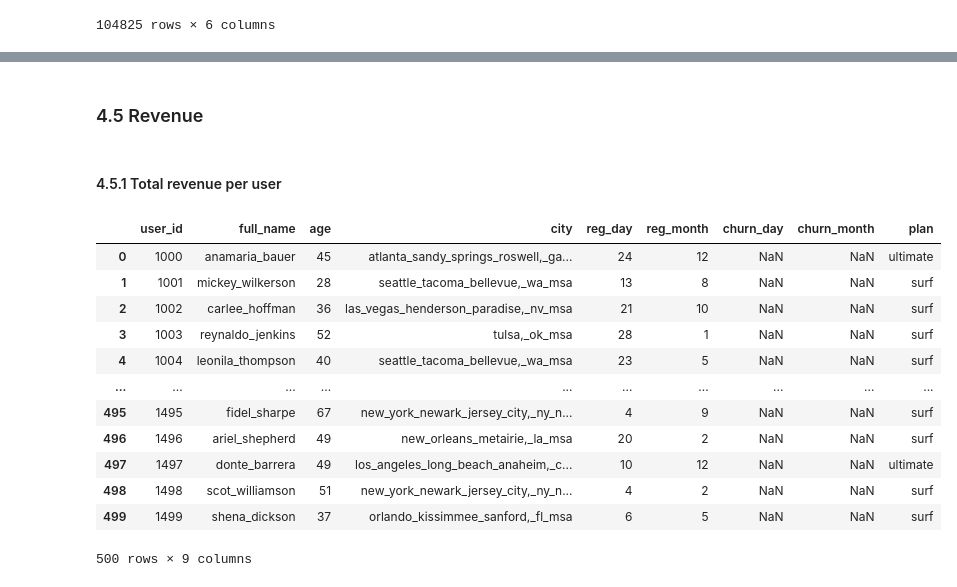
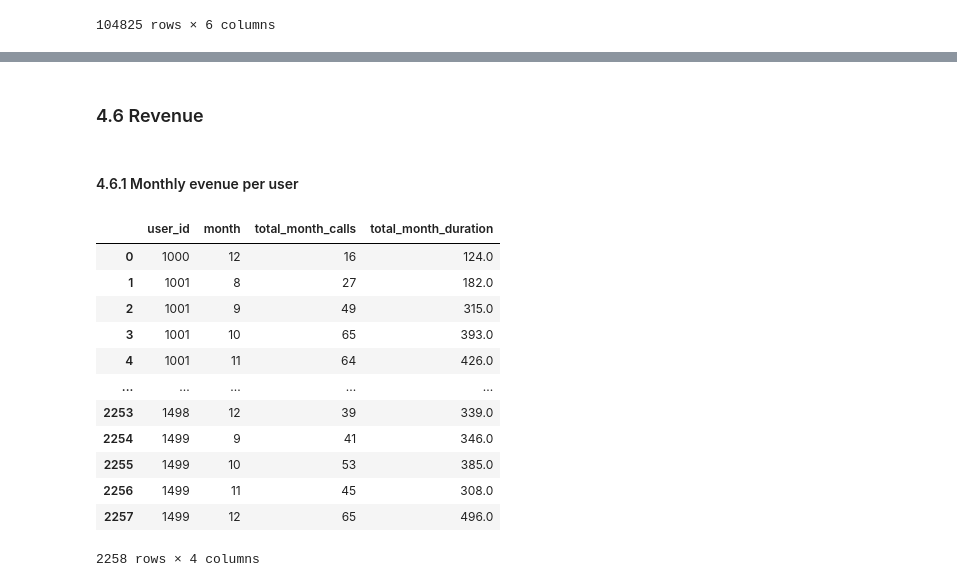
Before and after one commit to LuisPastranaLemus/P_20250514_Mobile_service_plans_analysis, a Jupyter notebook: notebooks/02_feature_engineering.ipynb, the cells around one changed output, grey strips where cells are left out. Drawn from its saved outputs; the diff is of its cells as text; code cells hidden in the pictures.

```diff
--- a/notebooks/02_feature_engineering.ipynb
+++ b/notebooks/02_feature_engineering.ipynb
@@ -393,5 +391,5 @@ df_calls_user_total
 # %%
-df_duration_user_month = df_calls.groupby(['user_id', 'month'])['duration'].sum().reset_index()
-df_duration_user_month = df_duration_user_month.rename(columns={'duration': 'total_duration_month'})
+df_duration_user_month = df_calls.groupby(['user_id', 'month'])['duration'].sum().reset_index(drop=True)
+df_duration_user_month.name = 'total_month_duration'
 df_duration_user_month
 # %% [output]
@@ -411,3 +407,0 @@ df_duration_user_month
-# %%
-df_duration_user_month = df_duration_user_month.merge(df_users[['user_id', 'plan']], on='user_id', how='left')
-df_duration_user_month
@@ -428,3 +407,0 @@ df_duration_user_month
-# %%
-df_duration_user_month['total_duration_revenue_month'] = np.round(df_duration_user_month.apply(lambda row: revenue(row, 'duration', 'total_duration_month'), axis=1), 3)
-df_duration_user_month
@@ -518,0 +408,3 @@ df_calls_duration_total.to_csv(processed_path, index=False)
+# %%
+df_calls_duration_month = pd.concat([df_calls_user_month, df_duration_user_month], axis=1)
+df_calls_duration_month
@@ -814,22 +616,22 @@ df_sessions_traffic_total.to_csv(processed_path, index=False)
 # %% [markdown]
-### 4.5 Revenue
+### 4.6 Revenue
 # %% [markdown]
-#### 4.5.1 Total revenue per user
+#### 4.6.1 Monthly evenue per user
 # %%
-df_revenue_total = df_users.loc[:, ['user_id', 'full_name', 'age', 'city', 'reg_day', 'reg_month', 'churn_day', 'churn_month', 'plan']]
-df_revenue_total
+df_revenue_month = df_calls_duration_month.copy()
+df_revenue_month
 # %% [output]
-|  | user_id | full_name | age | city | reg_day | reg_month | churn_day | churn_month | plan |
-| 0 | 1000 | anamaria_bauer | 45 | atlanta_sandy_springs_roswell,_ga... | 24 | 12 | NaN | NaN | ultimate |
-| 1 | 1001 | mickey_wilkerson | 28 | seattle_tacoma_bellevue,_wa_msa | 13 | 8 | NaN | NaN | surf |
-| 2 | 1002 | carlee_hoffman | 36 | las_vegas_henderson_paradise,_nv_msa | 21 | 10 | NaN | NaN | surf |
-| 3 | 1003 | reynaldo_jenkins | 52 | tulsa,_ok_msa | 28 | 1 | NaN | NaN | surf |
-| 4 | 1004 | leonila_thompson | 40 | seattle_tacoma_bellevue,_wa_msa | 23 | 5 | NaN | NaN | surf |
-| ... | ... | ... | ... | ... | ... | ... | ... | ... | ... |
-| 495 | 1495 | fidel_sharpe | 67 | new_york_newark_jersey_city,_ny_n... | 4 | 9 | NaN | NaN | surf |
-| 496 | 1496 | ariel_shepherd | 49 | new_orleans_metairie,_la_msa | 20 | 2 | NaN | NaN | surf |
-| 497 | 1497 | donte_barrera | 49 | los_angeles_long_beach_anaheim,_c... | 10 | 12 | NaN | NaN | ultimate |
-| 498 | 1498 | scot_williamson | 51 | new_york_newark_jersey_city,_ny_n... | 4 | 2 | NaN | NaN | surf |
-| 499 | 1499 | shena_dickson | 37 | orlando_kissimmee_sanford,_fl_msa | 6 | 5 | NaN | NaN | surf |
+|  | user_id | month | total_month_calls | total_month_duration |
+| 0 | 1000 | 12 | 16 | 124.0 |
+| 1 | 1001 | 8 | 27 | 182.0 |
+| 2 | 1001 | 9 | 49 | 315.0 |
+| 3 | 1001 | 10 | 65 | 393.0 |
+| 4 | 1001 | 11 | 64 | 426.0 |
+| ... | ... | ... | ... | ... |
+| 2253 | 1498 | 12 | 39 | 339.0 |
+| 2254 | 1499 | 9 | 41 | 346.0 |
+| 2255 | 1499 | 10 | 53 | 385.0 |
+| 2256 | 1499 | 11 | 45 | 308.0 |
+| 2257 | 1499 | 12 | 65 | 496.0 |
-500 rows × 9 columns
+2258 rows × 4 columns
 # %%
```
Also changed, not shown: parts of 87 cells of this notebook, 15 other files.
